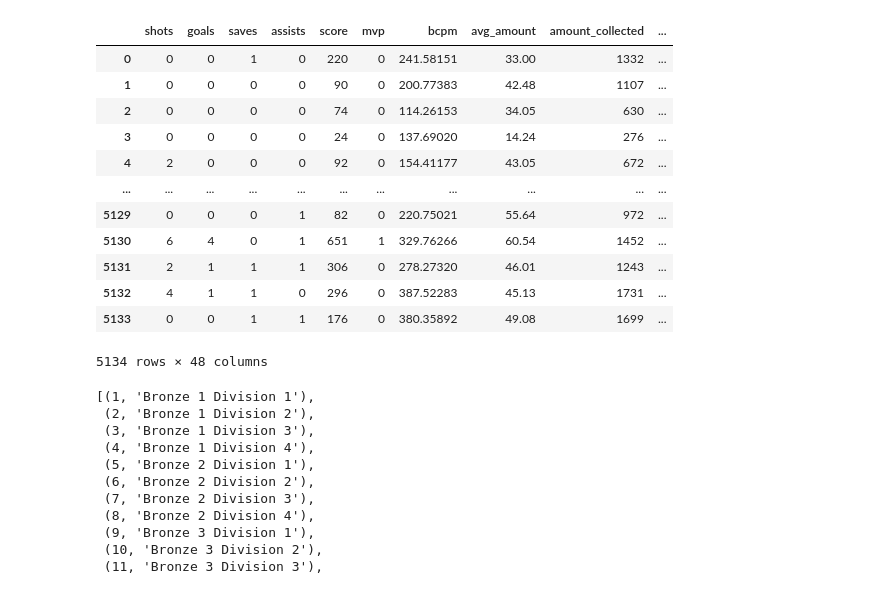
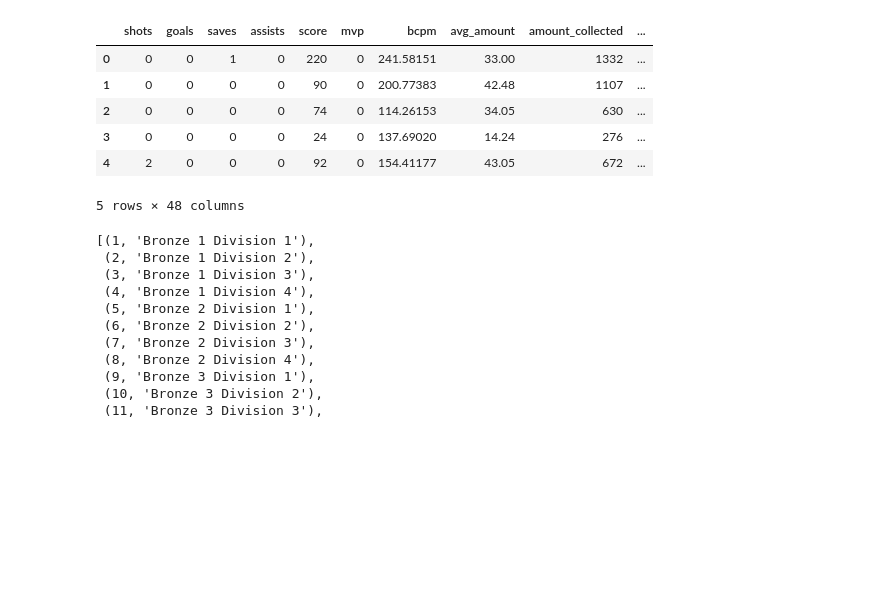
Before and after one commit to boay00/capstone-GA, a Jupyter notebook: 4-modeling-rank-predictor/code/rank-predictions.ipynb, the cells around one changed output. Saved outputs shown, nothing was run; the diff lists cells and outputs as text; code cells hidden in the pictures; blank space fills up the shorter version.

```diff
--- a/4-modeling-rank-predictor/code/rank-predictions.ipynb
+++ b/4-modeling-rank-predictor/code/rank-predictions.ipynb
@@ -29,21 +32,15 @@ eden = pd.read_csv('../../2-cleaning-EDA/data/eden_cleaned.csv')
 vinu = pd.read_csv('../../2-cleaning-EDA/data/vinu_cleaned.csv')
 cho = pd.read_csv('../../2-cleaning-EDA/data/cho_cleaned.csv')
 # %%
-df
+df.head()
 # %% [output]
 |  | shots | goals | saves | assists | score | mvp | bcpm | avg_amount | amount_collected | ... |
 | 0 | 0 | 0 | 1 | 0 | 220 | 0 | 241.58151 | 33.00 | 1332 | ... |
 | 1 | 0 | 0 | 0 | 0 | 90 | 0 | 200.77383 | 42.48 | 1107 | ... |
 | 2 | 0 | 0 | 0 | 0 | 74 | 0 | 114.26153 | 34.05 | 630 | ... |
 | 3 | 0 | 0 | 0 | 0 | 24 | 0 | 137.69020 | 14.24 | 276 | ... |
 | 4 | 2 | 0 | 0 | 0 | 92 | 0 | 154.41177 | 43.05 | 672 | ... |
-| ... | ... | ... | ... | ... | ... | ... | ... | ... | ... | ... |
-| 5129 | 0 | 0 | 0 | 1 | 82 | 0 | 220.75021 | 55.64 | 972 | ... |
-| 5130 | 6 | 4 | 0 | 1 | 651 | 1 | 329.76266 | 60.54 | 1452 | ... |
-| 5131 | 2 | 1 | 1 | 1 | 306 | 0 | 278.27320 | 46.01 | 1243 | ... |
-| 5132 | 4 | 1 | 1 | 0 | 296 | 0 | 387.52283 | 45.13 | 1731 | ... |
-| 5133 | 0 | 0 | 1 | 1 | 176 | 0 | 380.35892 | 49.08 | 1699 | ... |
-5134 rows × 48 columns
+5 rows × 48 columns
 # %%
  name_ranks = list(df.player_rank.unique())
 # %%
```
Also changed, not shown: parts of 1 cell of this notebook, 30 other files.
